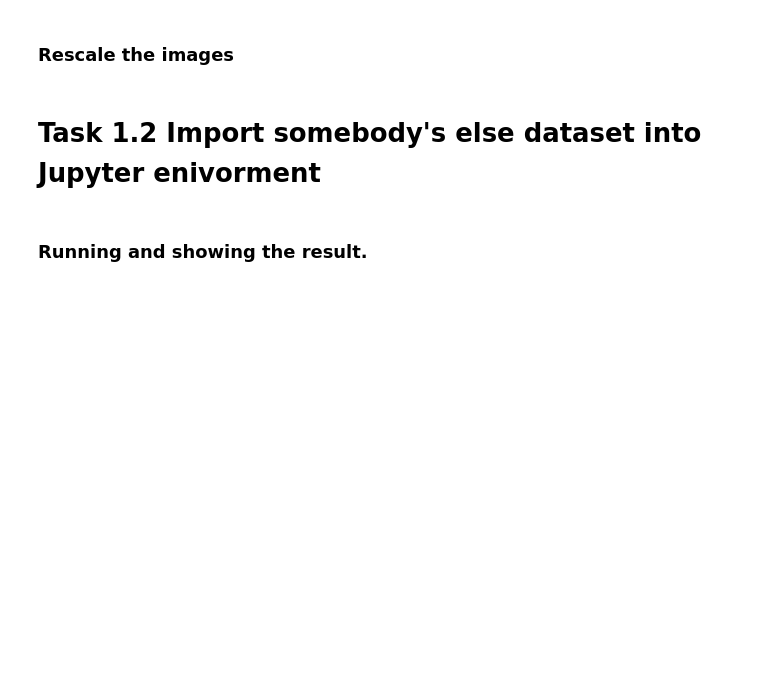
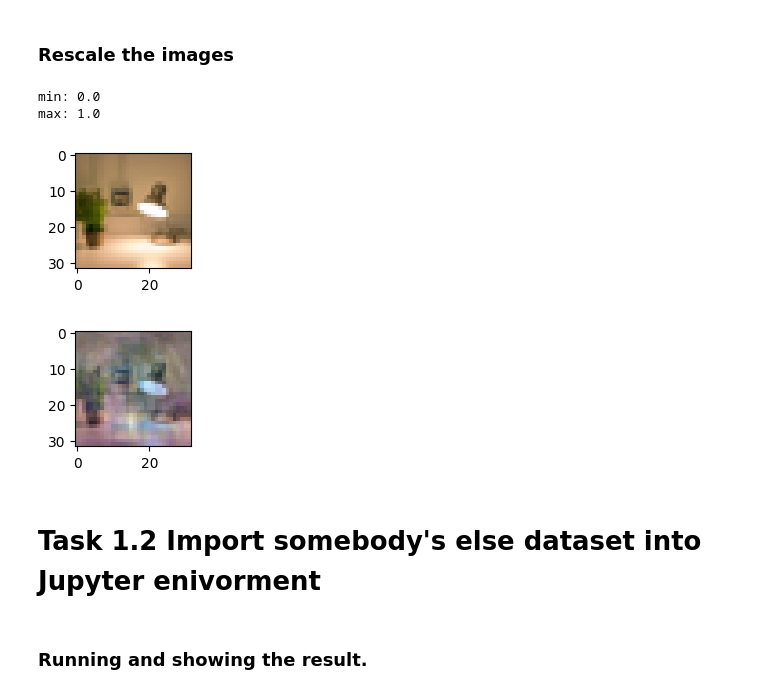
Before and after one commit to elliot-eriksson/D7041E-laborations, a Jupyter notebook: D7041E/Lab1-fundamentals-of-machine-learning/D7041E_code_for_lab1.ipynb, the cells around one changed output. Drawn from its saved outputs; the diff is of its cells as text; code cells hidden in the pictures; blank space fills up the shorter version.

```diff
--- a/D7041E/Lab1-fundamentals-of-machine-learning/D7041E_code_for_lab1.ipynb
+++ b/D7041E/Lab1-fundamentals-of-machine-learning/D7041E_code_for_lab1.ipynb
@@ -172,13 +199,18 @@ def plotImage(X):
 # %%
 epsilon = 0.1
 x_ZCA = U.dot(np.diag(1.0/np.sqrt(S + epsilon))).dot(U.T).dot(xNorm.T).T
 x_ZCA_rescaled = (x_ZCA - x_ZCA.min()) / (x_ZCA.max() - x_ZCA.min())
 
 print("min:", x_ZCA_rescaled.min())
 print("max:", x_ZCA_rescaled.max())
 
-plotImage(x[1, :])
-plotImage(x_ZCA_rescaled[1, :])
+plotImage(x[12, :])
+plotImage(x_ZCA_rescaled[12, :])
+# %% [output]
+min: 0.0
+max: 1.0
+[figure, added]
+[figure, added]
 # %% [markdown]
 <h1>Task 1.2 Import somebody's else dataset into Jupyter enivorment</h1>
 # %%
```
Also changed, not shown: parts of 16 cells of this notebook, 2 other files.
